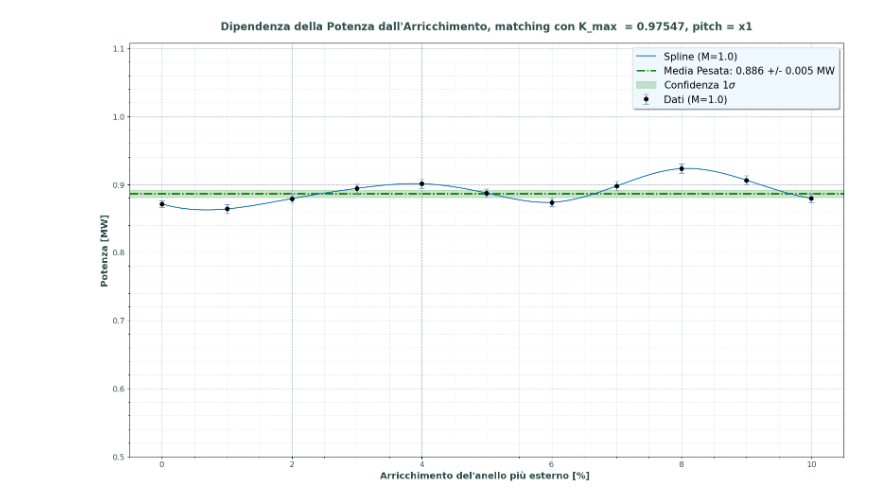
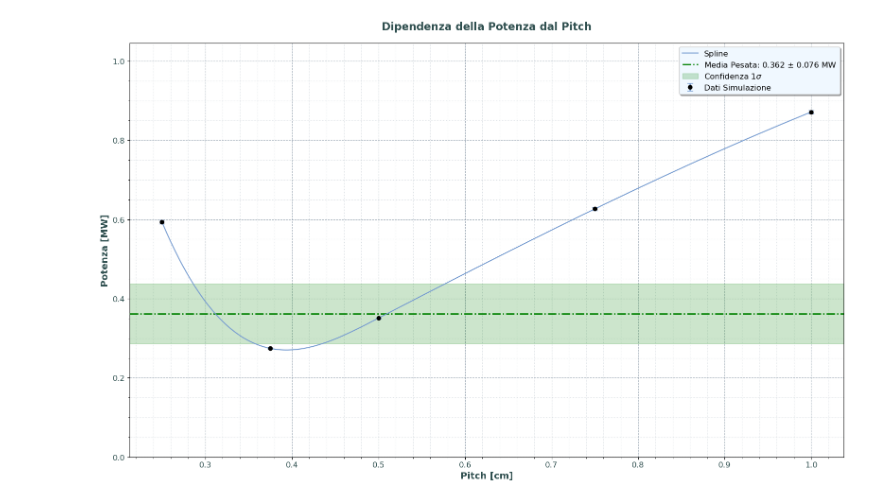
Before and after one commit to oblivion0218/Tesi-Magistrale, a Jupyter notebook: Open MC/reattore_9/analisi copy.ipynb, the cells around one changed output. Cells and saved outputs as stored; diff of their text form; code cells hidden in the pictures.

```diff
--- a/Open MC/reattore_9/analisi copy.ipynb
+++ b/Open MC/reattore_9/analisi copy.ipynb
@@ -13,6 +13,7 @@ S_INTENSITY = 2.02e17                   # Fotoni/s dal sincrotrone
 
 def analizza_potenza():
     """Legge i file .h5, estrae media e deviazione standard delle fissioni, calcola potenza e incertezza."""
+    # Aggiornato per leggere i file dal formato fornito
     file_list = glob.glob("fixed/statepoints/statepoint_pitch_*.h5")
 
     if not file_list:
@@ -20,7 +21,8 @@ def analizza_potenza():
         return pd.DataFrame()
 
     dati = []
-    pattern = re.compile(r"statepoint_arr_ext_(\d+)_pitch_([\d\.]+)\.h5")
+    # Regex per estrarre il pitch dal nome file (es. 0_750 -> 0.750)
+    pattern = re.compile(r"statepoint_pitch_([\d_]+)\.h5")
 
     for file_sp in file_list:
         filename = os.path.basename(file_sp)
@@ -28,8 +30,8 @@ def analizza_potenza():
         if not match:
             continue
 
-        moltiplicatore = float(match.group(2))
-        arricchimento = float(match.group(1))
+        pitch_str = match.group(1).replace('_', '.')
+        pitch = float(pitch_str)
 
         with openmc.StatePoint(file_sp) as sp:
             try:
@@ -45,8 +47,7 @@ def analizza_potenza():
         errore_MW = (fission_std * S_INTENSITY * E_FISSION_J) / 1e6
 
         dati.append({
-            'Arricchimento': arricchimento,
-            'Moltiplicatore': moltiplicatore,
+            'Pitch': pitch,
             'Potenza_MW': potenza_MW,
             'Errore_MW': errore_MW
         })
@@ -54,74 +55,72 @@ def analizza_potenza():
     return pd.DataFrame(dati)
 
 def plot_scatter_smooth_err(df):
-    """Genera plot a dispersione con barre di errore, interpolazione spline, media pesata e banda di confidenza."""
+    """Genera plot a dispersione Potenza vs Pitch con styling rigoroso."""
     if df.empty:
         return
 
     fig, ax = plt.subplots(figsize=(16, 10))
-    moltiplicatori = df['Moltiplicatore'].unique()
 
-    for m in moltiplicatori:
-        df_m = df[df['Moltiplicatore'] == m].sort_values(by='Arricchimento')
+    # Ordinamento in base al Pitch
+    df = df.sort_values(by='Pitch')
+    x = df['Pitch'].values
+    y = df['Potenza_MW'].values
+    y_err = df['Errore_MW'].values
 
-        x = df_m['Arricchimento'].values
-        y = df_m['Potenza_MW'].values
-        y_err = df_m['Errore_MW'].values
+    # Plot dei punti centrali con barre di errore
+    ax.errorbar(x, y, yerr=y_err, fmt='o', color='#000000', ecolor='#789DD1',
+                elinewidth=2, capsize=4, zorder=5, label='Dati Simulazione')
 
-        # Plot dei punti centrali con barre di errore (styling rigoroso)
-        ax.errorbar(x, y, yerr=y_err, fmt='o', color='#000000', ecolor='#789DD1',
-                    elinewidth=2, capsize=4, zorder=5, label=f'Dati (M={m})')
-
-        # Interpolazione morbida
-        if len(x) >= 3:
-            x_smooth = np.linspace(x.min(), x.max(), 300)
-            spline = make_interp_spline(x, y, k=3)
-            y_smooth = spline(x_smooth)
-            ax.plot(x_smooth, y_smooth, zorder=4, label=f'Spline (M={m})')
-        else:
-            ax.plot(x, y, zorder=4, label=f'Line (M={m})')
+    # Interpolazione spline
+    if len(x) >= 3:
+        x_smooth = np.linspace(x.min(), x.max(), 300)
+        spline = make_interp_spline(x, y, k=3)
+        y_smooth = spline(x_smooth)
+        ax.plot(x_smooth, y_smooth, zorder=4, color='#789DD1', label='Spline')
+    else:
+        ax.plot(x, y, zorder=4, color='#789DD1', label='Line')
 
     # Calcolo rigoroso media pesata su tutto il dataset
     pesi = 1.0 / (df['Errore_MW']**2)
     media_pesata = np.sum(df['Potenza_MW'] * pesi) / np.sum(pesi)
 
     chi_quadro = np.sum(((df['Potenza_MW'] - media_pesata)**2) / (df['Errore_MW']**2))
-    chi_ridotto = chi_quadro / (len(df) - 1)
+    chi_ridotto = chi_quadro / max(1, len(df) - 1)
     errore_media = 1.0 / np.sqrt(np.sum(pesi))
 
     # Se chi_ridotto > 1, i dati variano più dell'errore statistico
-    errore_media = errore_media * np.sqrt(max(1, chi_ridotto))
+    if chi_ridotto > 1:
+        errore_media = errore_media * np.sqrt(chi_ridotto)
 
     # Aggiunta retta orizzontale verde e banda di confidenza
     ax.axhline(y=media_pesata, color='green', linestyle='-.', linewidth=2,
-               zorder=3, label=f'Media Pesata: {media_pesata:.3f} +/- {errore_media:.3f} MW')
+               zorder=3, label=f'Media Pesata: {media_pesata:.3f} $\pm$ {errore_media:.3f} MW')
     ax.axhspan(ymin=media_pesata - errore_media, ymax=media_pesata + errore_media,
                color='green', alpha=0.2, zorder=2, label=r'Confidenza $1\sigma$')
 
     # Formattazione
-    ax.set_title('Dipendenza della Potenza dall\'Arricchimento, matching con K_max  = 0.97547, pitch = x1',
+    ax.set_title('Dipendenza della Potenza dal Pitch',
                  fontsize=16, fontweight='bold', color='#2F4F4F', pad=20)
-    ax.set_xlabel('Arricchimento del\'anello più esterno [%] ', fontsize=14, fontweight='bold', color='#2F4F4F')
+    ax.set_xlabel('Pitch [cm]', fontsize=14, fontweight='bold', color='#2F4F4F')
     ax.set_ylabel('Potenza [MW]', fontsize=14, fontweight='bold', color='#2F4F4F')
     ax.tick_params(axis='both', which='major', labelsize=12, labelcolor='#2F4F4F')
 
     # Griglia avanzata
     ax.minorticks_on()
     ax.grid(which='major', linestyle='--', alpha=0.6, color='#778899')
     ax.grid(which='minor', linestyle=':', alpha=0.3, color='#778899')
 
     # Legenda
     ax.legend(loc='upper right', frameon=True, shadow=True,
-              fontsize=15, facecolor='#F0F8FF')
+              fontsize=12, facecolor='#F0F8FF')
 
-    plt.ylim(0.5, df['Potenza_MW'].max() * 1.2)
+    plt.ylim(0.0, df['Potenza_MW'].max() * 1.2)
 
     plt.tight_layout()
-    plt.savefig('scatter_potenza_errore.png', dpi=300)
-    plt.show()
+    plt.savefig('scatter_potenza_pitch.png', dpi=300)
 
 # Esecuzione
 df_potenza = analizza_potenza()
 plot_scatter_smooth_err(df_potenza)
 # %% [output]
-[figure, old version]
+[figure, new version]
```
Also changed, not shown: 8 other files.
